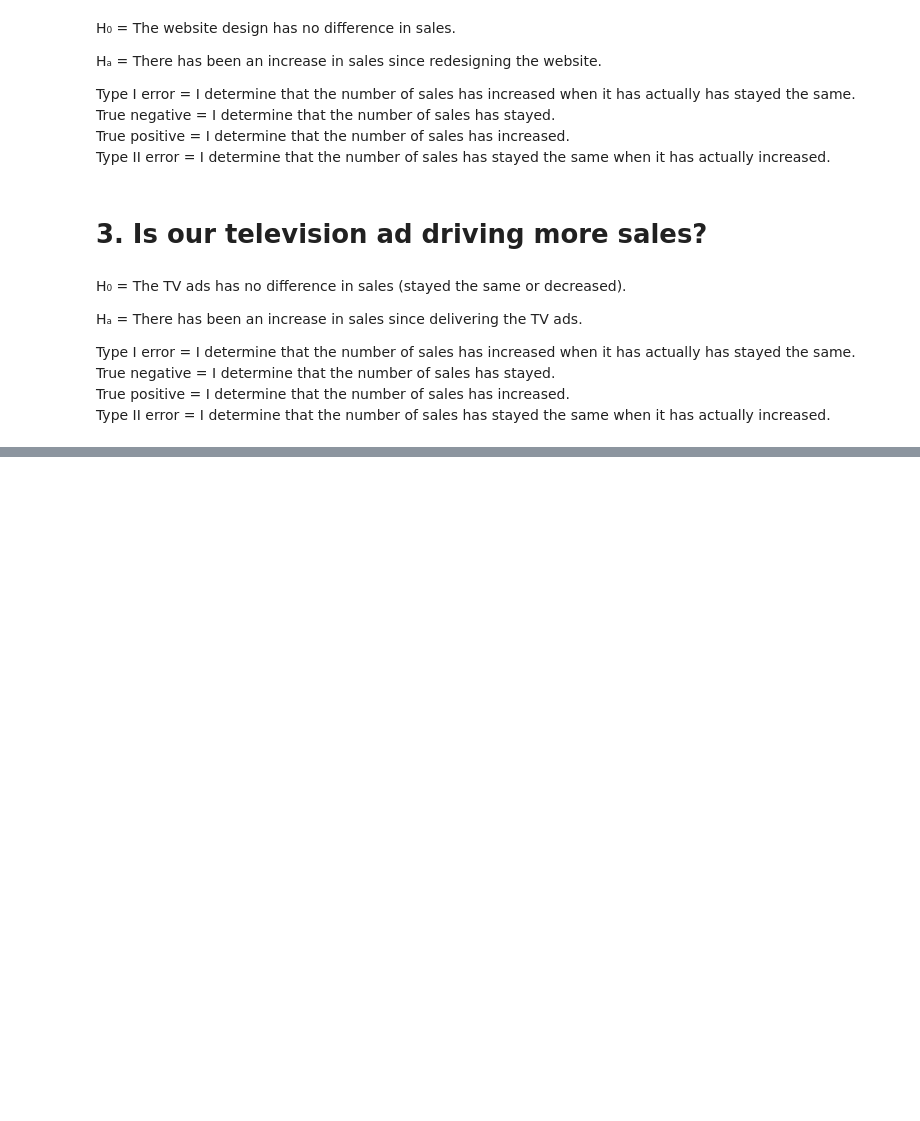
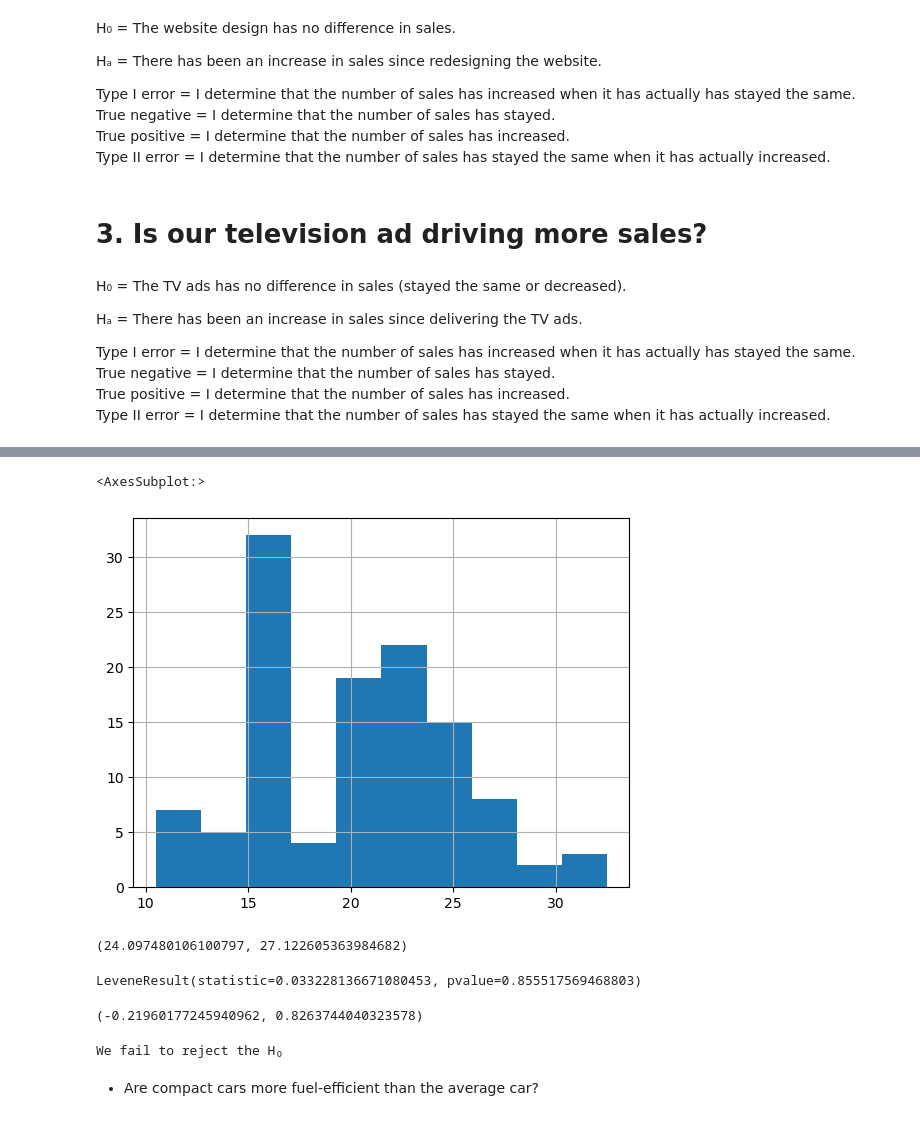
Before and after one commit to nicolas-angarita/Statistics-exercises, a Jupyter notebook: hypothesis_testing.ipynb, the cells around one changed output, grey strips where cells are left out. Drawn from its saved outputs; the diff is of its cells as text; code cells hidden in the pictures; blank space fills up the shorter version.

Commit message:
stats

```diff
--- a/hypothesis_testing.ipynb
+++ b/hypothesis_testing.ipynb
@@ -49,0 +120,27 @@ Type II error = I determine that the number of sales has stayed the same when it
+# %%
+fuel_2008.hist()
+# %% [output]
+<AxesSubplot:>
+[figure, added]
+# %%
+fuel_2008.var(), fuel_1999.var()
+# %% [output]
+(24.097480106100797, 27.122605363984682)
+# %%
+stats.levene(fuel_1999,fuel_2008)
+# %% [output]
+LeveneResult(statistic=0.033228136671080453, pvalue=0.855517569468803)
+# %%
+t, p = stats.ttest_ind(fuel_2008, fuel_1999)
+t, p
+# %% [output]
+(-0.21960177245940962, 0.8263744040323578)
+# %%
+if p < 𝜶:
+    print('We reject the H₀')
+else:
+    print('We fail to reject the H₀')
+# %% [output]
+We fail to reject the H₀
+# %% [markdown]
+- Are compact cars more fuel-efficient than the average car?
```
Also changed, not shown: parts of 41 cells of this notebook, 1 other file.
